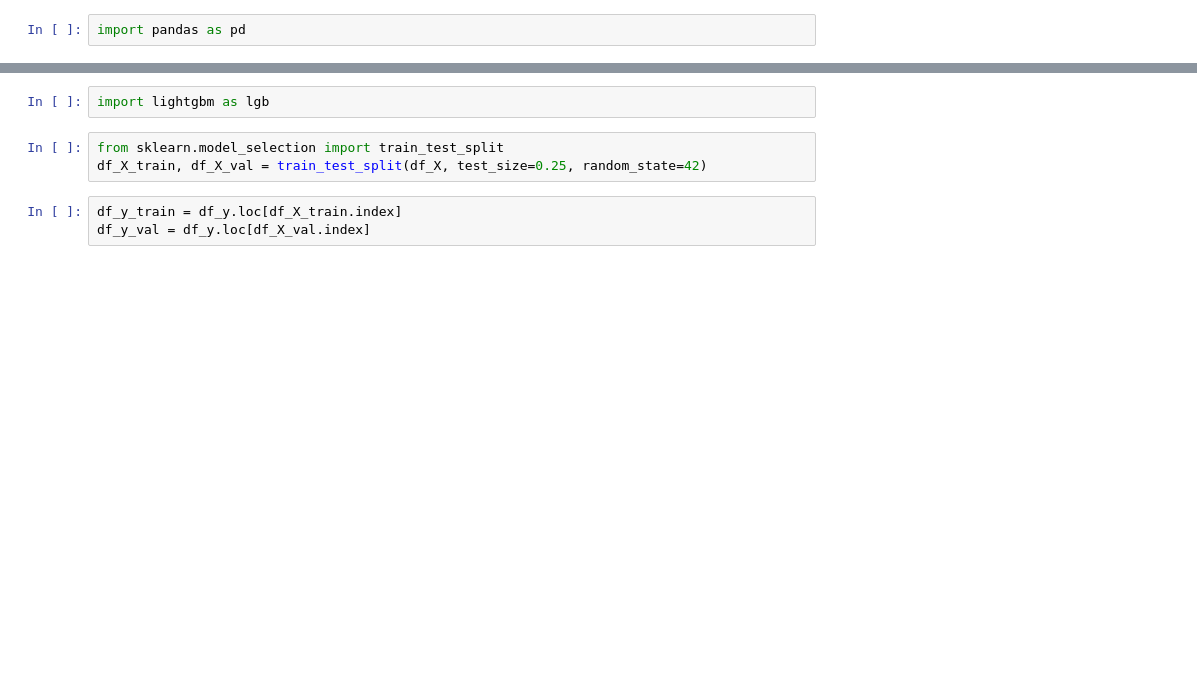
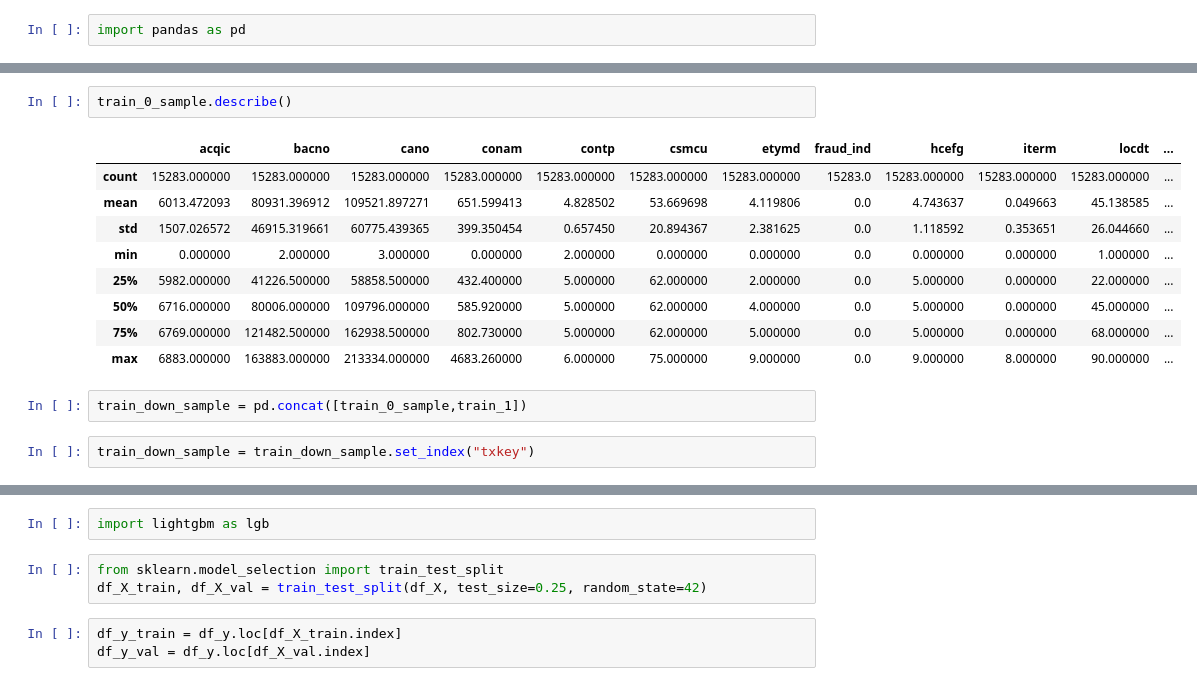
Before and after one commit to kenttw/kent-ai-learning-notebook, a Jupyter notebook: Machine_Learning_Exercise/CreditCard/SimpleModel_LightGBM.ipynb, the cells around one changed output, grey strips where cells are left out. Saved outputs shown, nothing was run; the diff lists cells and outputs as text; blank space fills up the shorter version.

```diff
--- a/Machine_Learning_Exercise/CreditCard/SimpleModel_LightGBM.ipynb
+++ b/Machine_Learning_Exercise/CreditCard/SimpleModel_LightGBM.ipynb
@@ -56,0 +39,16 @@ import pandas as pd
+# %%
+train_0_sample.describe()
+# %% [output]
+|  | acqic | bacno | cano | conam | contp | csmcu | etymd | fraud_ind | hcefg | iterm | locdt | ... |
+| count | 15283.000000 | 15283.000000 | 15283.000000 | 15283.000000 | 15283.000000 | 15283.000000 | 15283.000000 | 15283.0 | 15283.000000 | 15283.000000 | 15283.000000 | ... |
+| mean | 6013.472093 | 80931.396912 | 109521.897271 | 651.599413 | 4.828502 | 53.669698 | 4.119806 | 0.0 | 4.743637 | 0.049663 | 45.138585 | ... |
+| std | 1507.026572 | 46915.319661 | 60775.439365 | 399.350454 | 0.657450 | 20.894367 | 2.381625 | 0.0 | 1.118592 | 0.353651 | 26.044660 | ... |
+| min | 0.000000 | 2.000000 | 3.000000 | 0.000000 | 2.000000 | 0.000000 | 0.000000 | 0.0 | 0.000000 | 0.000000 | 1.000000 | ... |
+| 25% | 5982.000000 | 41226.500000 | 58858.500000 | 432.400000 | 5.000000 | 62.000000 | 2.000000 | 0.0 | 5.000000 | 0.000000 | 22.000000 | ... |
+| 50% | 6716.000000 | 80006.000000 | 109796.000000 | 585.920000 | 5.000000 | 62.000000 | 4.000000 | 0.0 | 5.000000 | 0.000000 | 45.000000 | ... |
+| 75% | 6769.000000 | 121482.500000 | 162938.500000 | 802.730000 | 5.000000 | 62.000000 | 5.000000 | 0.0 | 5.000000 | 0.000000 | 68.000000 | ... |
+| max | 6883.000000 | 163883.000000 | 213334.000000 | 4683.260000 | 6.000000 | 75.000000 | 9.000000 | 0.0 | 9.000000 | 8.000000 | 90.000000 | ... |
+# %%
+train_down_sample = pd.concat([train_0_sample,train_1])
+# %%
+train_down_sample = train_down_sample.set_index("txkey")
```
Also changed, not shown: parts of 51 cells of this notebook.
